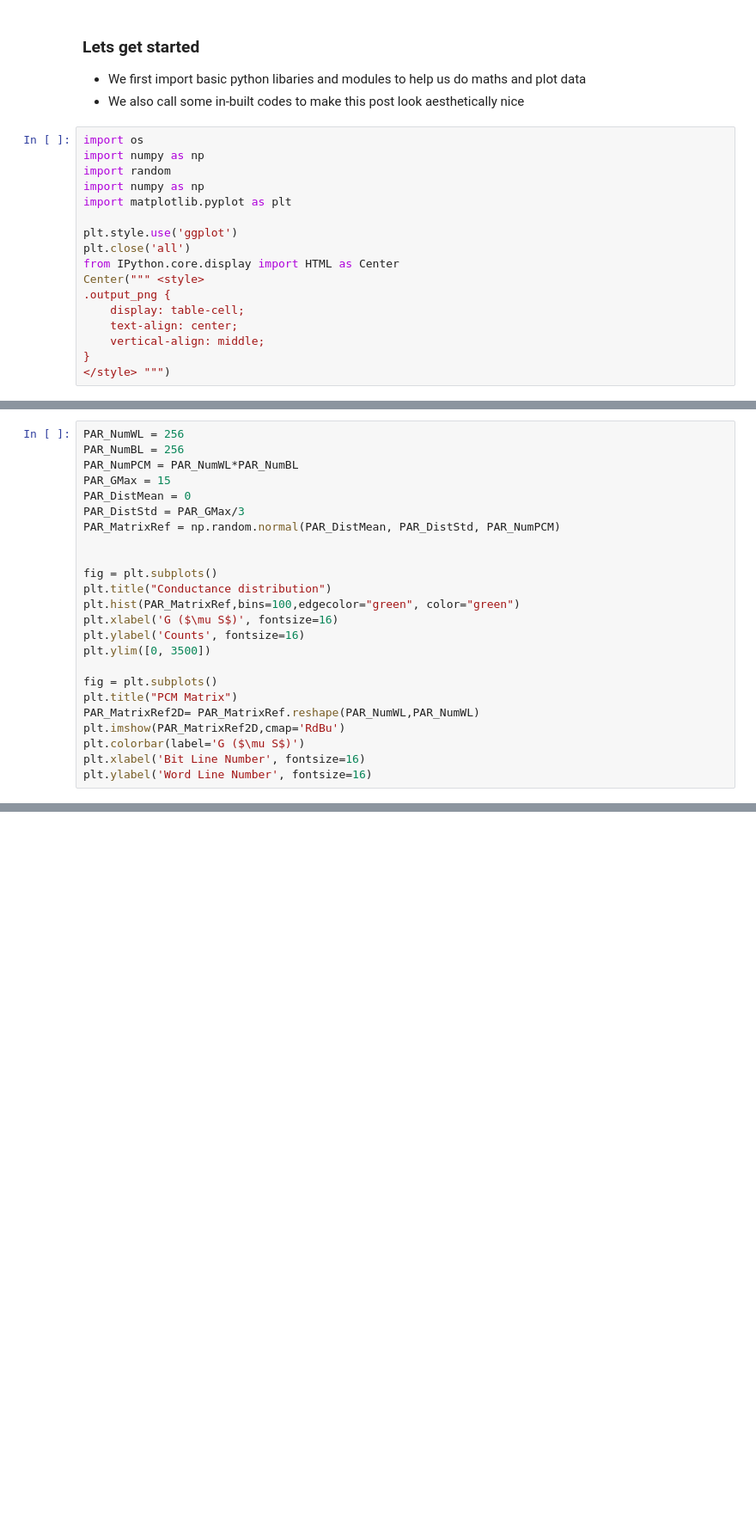
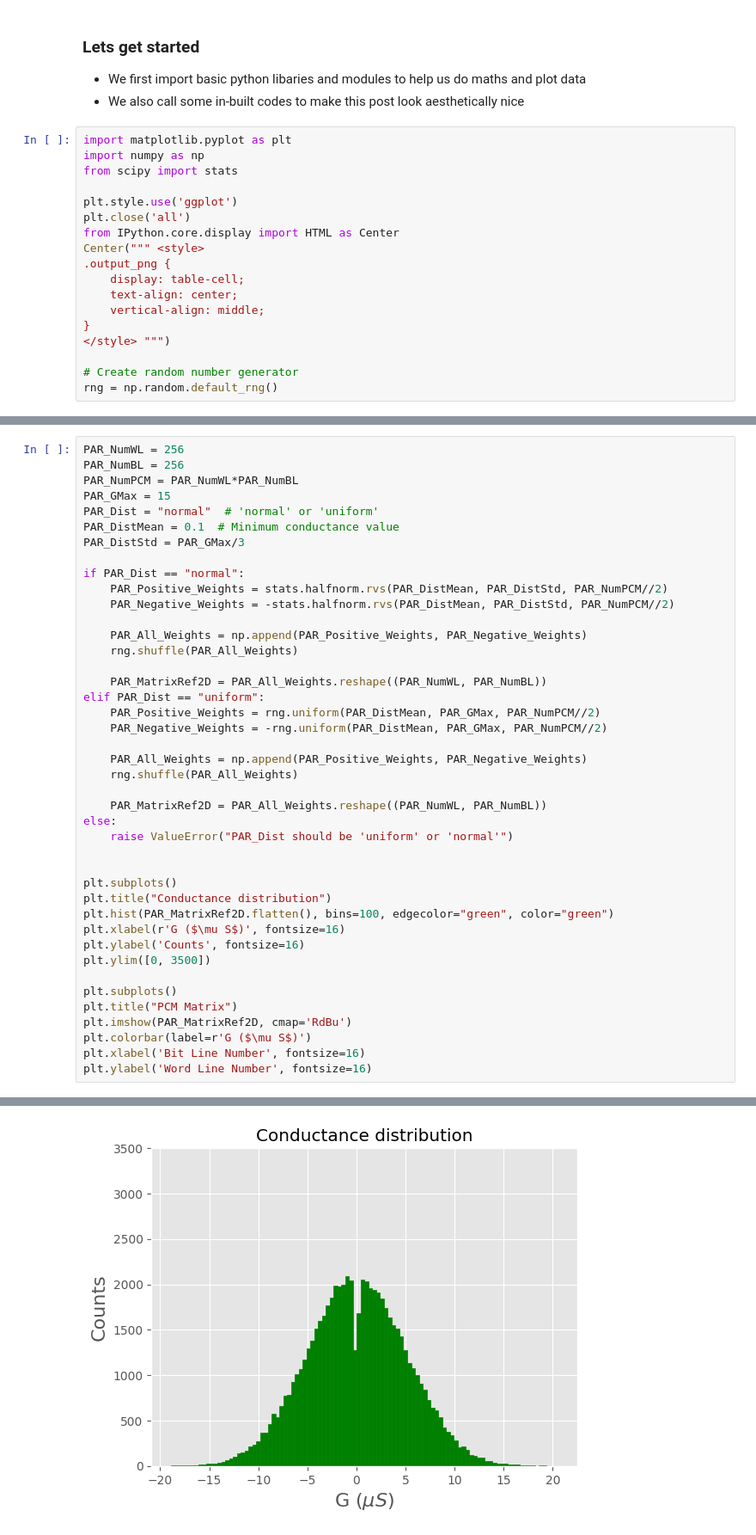
Before and after one commit to IBM/aihwkit, a Jupyter notebook: notebooks/analog_device_nonIdealities_tutorial.ipynb, the cells around one changed output, grey strips where cells are left out. Shown at 86% size. Drawn from its saved outputs; the diff is of its cells as text; blank space fills up the shorter version.

```diff
--- a/notebooks/analog_device_nonIdealities_tutorial.ipynb
+++ b/notebooks/analog_device_nonIdealities_tutorial.ipynb
@@ -19,11 +48,9 @@ To learn more about how PCMs work, you can refer to [Materials Science and Techn
 * We first import basic python libaries and modules to help us do maths and plot data
 * We also call some in-built codes to make this post look aesthetically nice
 # %%
-import os
+import matplotlib.pyplot as plt
 import numpy as np
-import random
-import numpy as np
-import matplotlib.pyplot as plt
+from scipy import stats
 
 plt.style.use('ggplot')
 plt.close('all')
@@ -35,6 +62,9 @@ Center(""" <style>
     vertical-align: middle;
 }
 </style> """)
+
+# Create random number generator
+rng = np.random.default_rng()
 # %% [markdown]
 ### Step 1:
 <br>
@@ -44,22 +74,41 @@ PAR_NumWL = 256
 PAR_NumBL = 256
 PAR_NumPCM = PAR_NumWL*PAR_NumBL
 PAR_GMax = 15
-PAR_DistMean = 0
+PAR_Dist = "normal"  # 'normal' or 'uniform'
+PAR_DistMean = 0.1  # Minimum conductance value
 PAR_DistStd = PAR_GMax/3
-PAR_MatrixRef = np.random.normal(PAR_DistMean, PAR_DistStd, PAR_NumPCM)
+
+if PAR_Dist == "normal":
+    PAR_Positive_Weights = stats.halfnorm.rvs(PAR_DistMean, PAR_DistStd, PAR_NumPCM//2)
+    PAR_Negative_Weights = -stats.halfnorm.rvs(PAR_DistMean, PAR_DistStd, PAR_NumPCM//2)
+
+    PAR_All_Weights = np.append(PAR_Positive_Weights, PAR_Negative_Weights)
+    rng.shuffle(PAR_All_Weights)
+
+    PAR_MatrixRef2D = PAR_All_Weights.reshape((PAR_NumWL, PAR_NumBL))
+elif PAR_Dist == "uniform":
+    PAR_Positive_Weights = rng.uniform(PAR_DistMean, PAR_GMax, PAR_NumPCM//2)
+    PAR_Negative_Weights = -rng.uniform(PAR_DistMean, PAR_GMax, PAR_NumPCM//2)
+
+    PAR_All_Weights = np.append(PAR_Positive_Weights, PAR_Negative_Weights)
+    rng.shuffle(PAR_All_Weights)
+
+    PAR_MatrixRef2D = PAR_All_Weights.reshape((PAR_NumWL, PAR_NumBL))
+else:
+    raise ValueError("PAR_Dist should be 'uniform' or 'normal'")
 
 
-fig = plt.subplots()
+plt.subplots()
 plt.title("Conductance distribution")
-plt.hist(PAR_MatrixRef,bins=100,edgecolor="green", color="green")
-plt.xlabel('G ($\mu S$)', fontsize=16)
+plt.hist(PAR_MatrixRef2D.flatten(), bins=100, edgecolor="green", color="green")
+plt.xlabel(r'G ($\mu S$)', fontsize=16)
 plt.ylabel('Counts', fontsize=16)
 plt.ylim([0, 3500])
 
-fig = plt.subplots()
+plt.subplots()
 plt.title("PCM Matrix")
-PAR_MatrixRef2D= PAR_MatrixRef.reshape(PAR_NumWL,PAR_NumWL)
-plt.imshow(PAR_MatrixRef2D,cmap='RdBu')
-plt.colorbar(label='G ($\mu S$)')
+plt.imshow(PAR_MatrixRef2D, cmap='RdBu')
+plt.colorbar(label=r'G ($\mu S$)')
 plt.xlabel('Bit Line Number', fontsize=16)
 plt.ylabel('Word Line Number', fontsize=16)
+# %% [output]
@@ -65,0 +116 @@ plt.ylabel('Word Line Number', fontsize=16)
+[figure, added]
```
Also changed, not shown: parts of 17 cells of this notebook.
